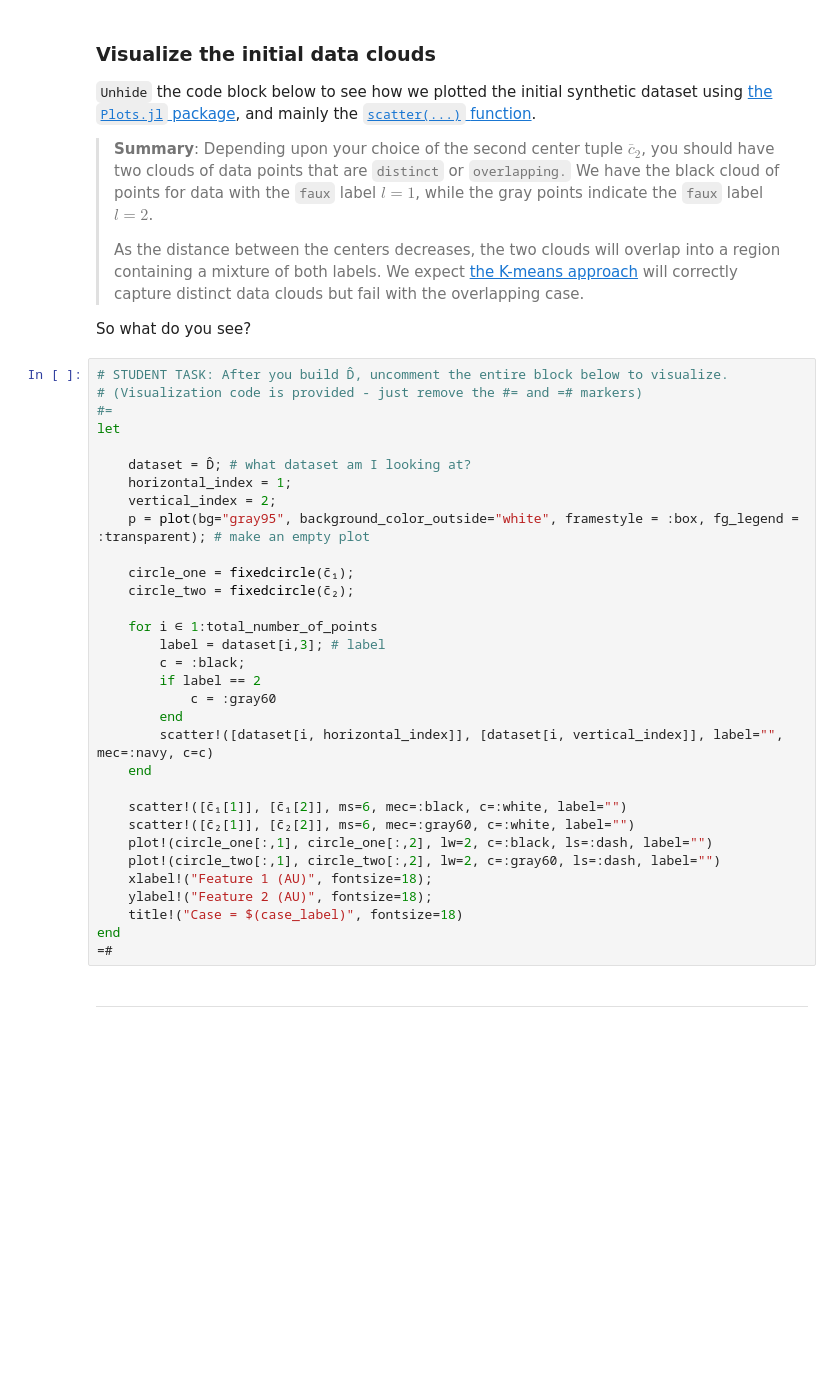
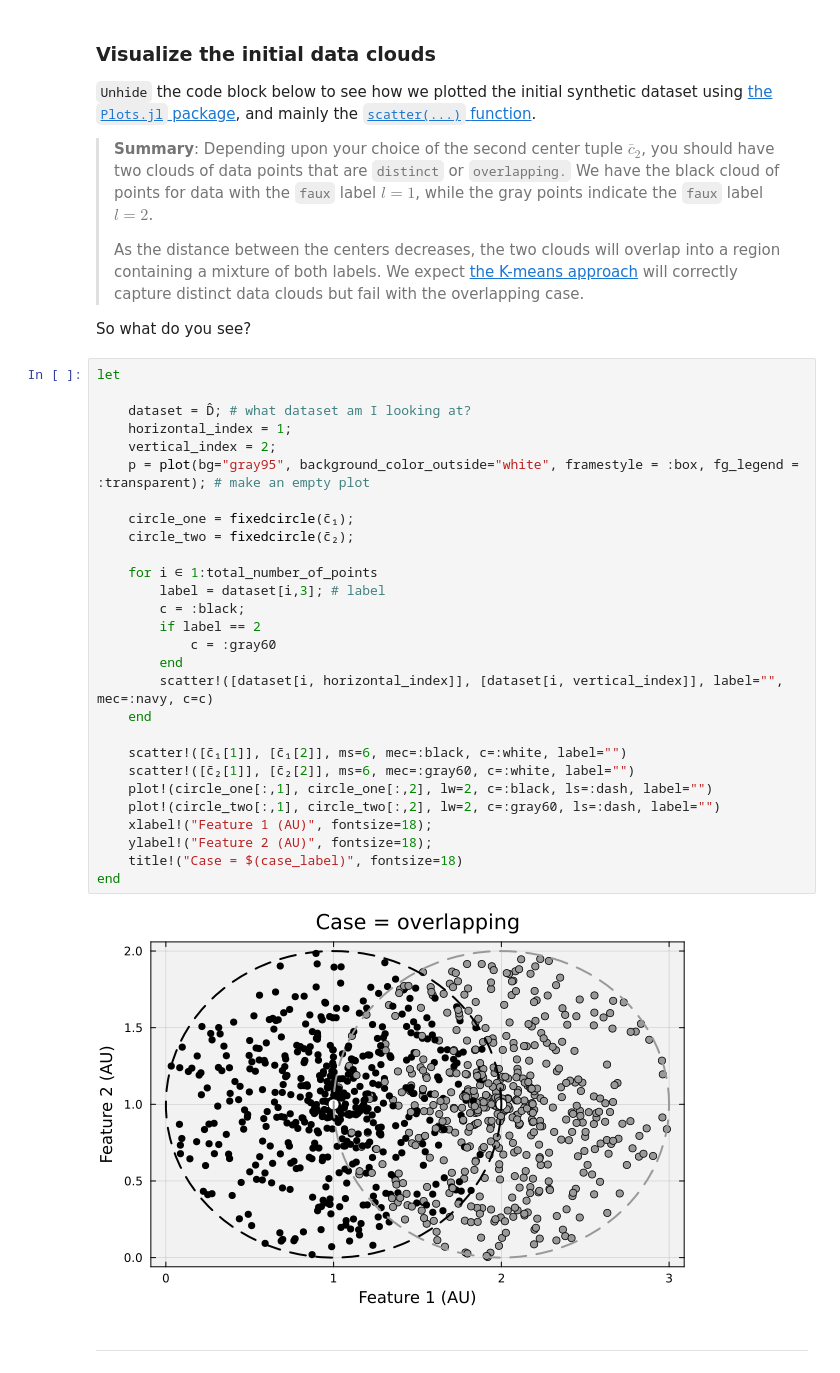
Before and after one commit to CHEME-5820-Spring-2026/ps1-5820-s26-alajwadha, a Jupyter notebook: PS1-CHEME-5820-Student-S26.ipynb, the cells around one changed output. Saved outputs shown, nothing was run; the diff lists cells and outputs as text; blank space fills up the shorter version.

```diff
--- a/PS1-CHEME-5820-Student-S26.ipynb
+++ b/PS1-CHEME-5820-Student-S26.ipynb
@@ -276,37 +269,35 @@ BoundsError: BoundsError: attempt to access 2-element Vector{Nothing} at index [
 
 So what do you see?
 # %%
-# STUDENT TASK: After you build D̂, uncomment the entire block below to visualize.
-# (Visualization code is provided - just remove the #= and =# markers)
-#=
 let
 
     dataset = D̂; # what dataset am I looking at?
     horizontal_index = 1;
     vertical_index = 2;
     p = plot(bg="gray95", background_color_outside="white", framestyle = :box, fg_legend = :transparent); # make an empty plot
 
     circle_one = fixedcircle(c̄₁);
     circle_two = fixedcircle(c̄₂);
 
     for i ∈ 1:total_number_of_points
         label = dataset[i,3]; # label
         c = :black;
         if label == 2
             c = :gray60
         end
         scatter!([dataset[i, horizontal_index]], [dataset[i, vertical_index]], label="", mec=:navy, c=c)
     end
 
     scatter!([c̄₁[1]], [c̄₁[2]], ms=6, mec=:black, c=:white, label="")
     scatter!([c̄₂[1]], [c̄₂[2]], ms=6, mec=:gray60, c=:white, label="")
     plot!(circle_one[:,1], circle_one[:,2], lw=2, c=:black, ls=:dash, label="")
     plot!(circle_two[:,1], circle_two[:,2], lw=2, c=:gray60, ls=:dash, label="")
     xlabel!("Feature 1 (AU)", fontsize=18);
     ylabel!("Feature 2 (AU)", fontsize=18);
     title!("Case = $(case_label)", fontsize=18)
 end
-=#
+# %% [output]
+[figure, added]
 # %% [markdown]
 ___
 # %% [markdown]
```
Also changed, not shown: parts of 22 cells of this notebook, 13 other files.
